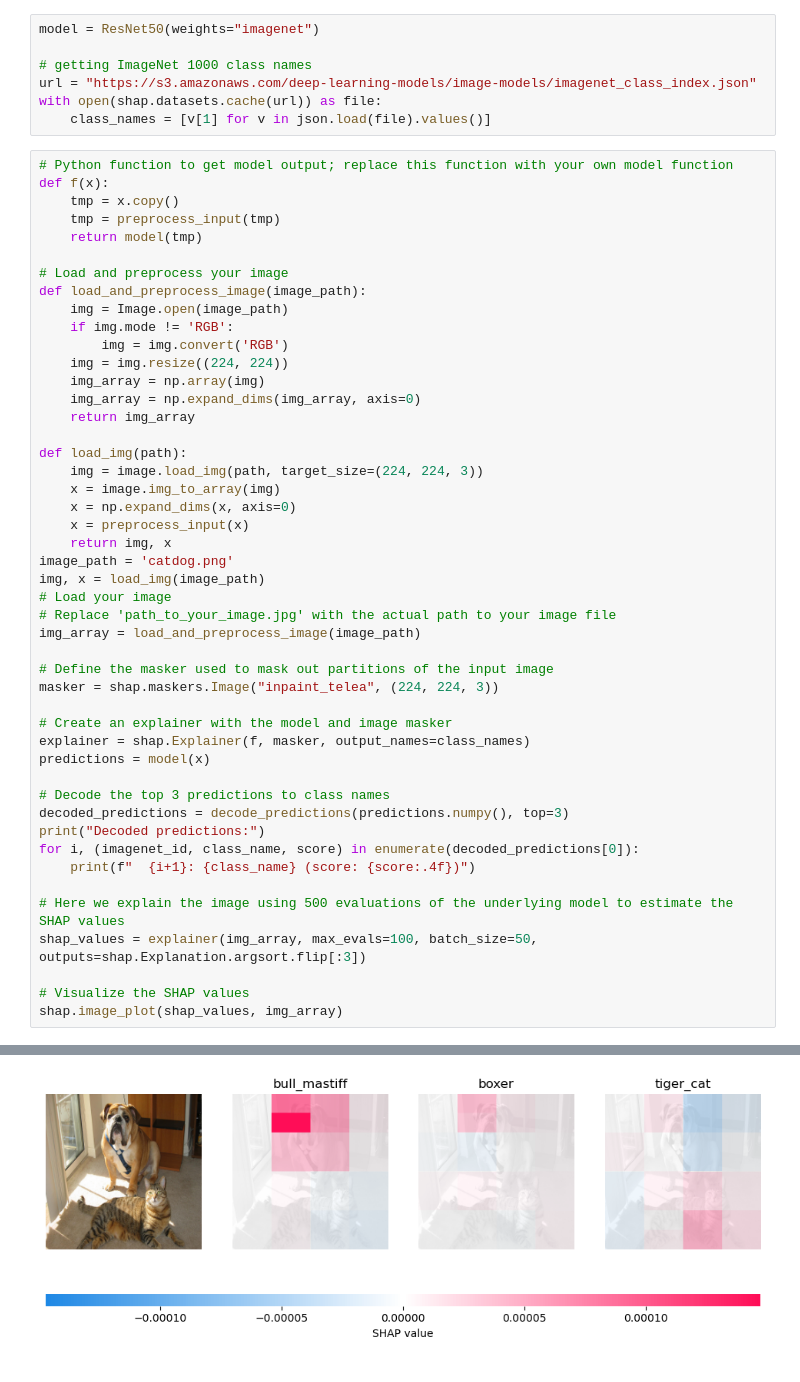
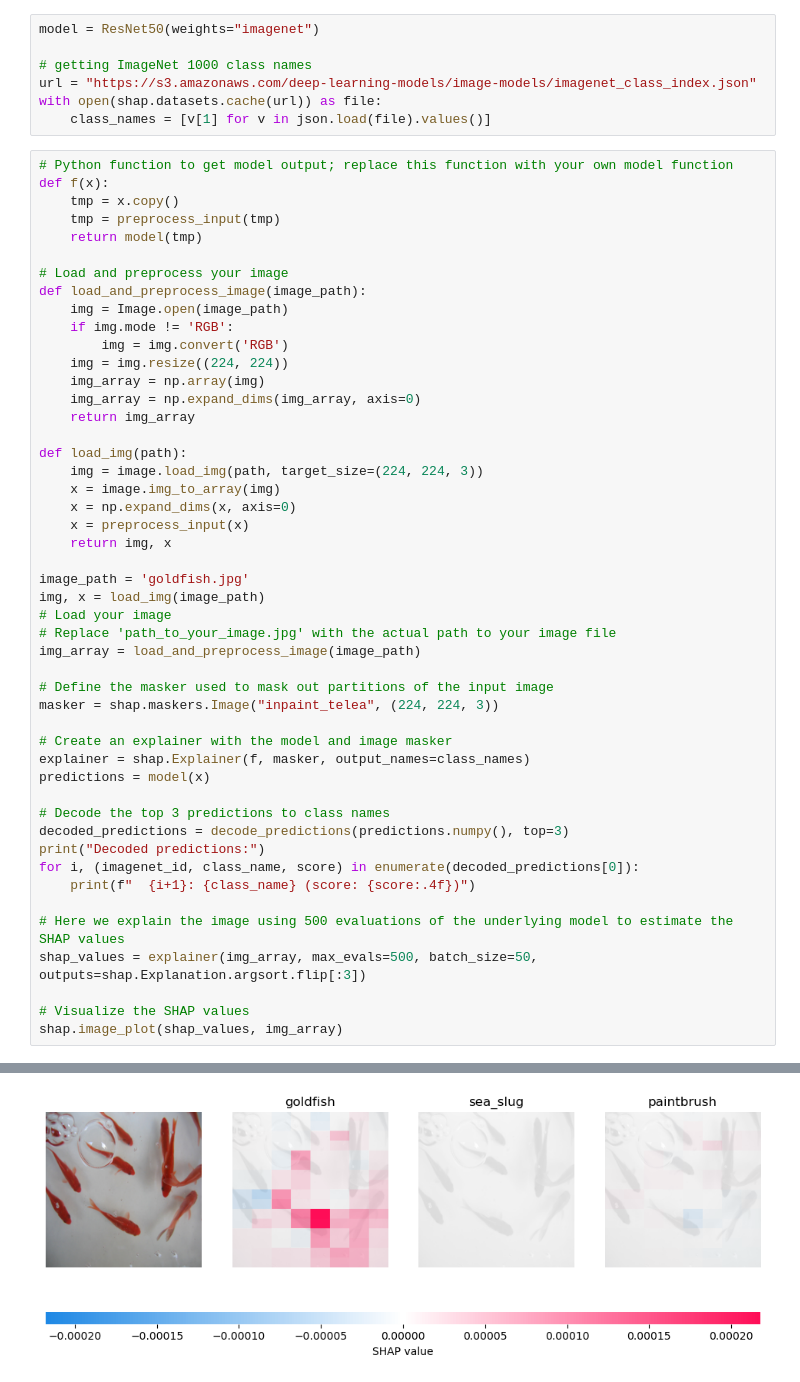
Before and after one commit to eaguaida/Causal-AI, a Jupyter notebook: shaptest.ipynb, the cells around one changed output, grey strips where cells are left out. Saved outputs shown, nothing was run; the diff lists cells and outputs as text.

```diff
--- a/shaptest.ipynb
+++ b/shaptest.ipynb
@@ -41,7 +41,8 @@ def load_img(path):
     x = np.expand_dims(x, axis=0)
     x = preprocess_input(x)
     return img, x
-image_path = 'catdog.png'
+
+image_path = 'goldfish.jpg'
 img, x = load_img(image_path)
 # Load your image
 # Replace 'path_to_your_image.jpg' with the actual path to your image file
@@ -61,7 +62,7 @@ for i, (imagenet_id, class_name, score) in enumerate(decoded_predictions[0]):
     print(f"  {i+1}: {class_name} (score: {score:.4f})")
 
 # Here we explain the image using 500 evaluations of the underlying model to estimate the SHAP values
-shap_values = explainer(img_array, max_evals=100, batch_size=50, outputs=shap.Explanation.argsort.flip[:3])
+shap_values = explainer(img_array, max_evals=500, batch_size=50, outputs=shap.Explanation.argsort.flip[:3])
 
 # Visualize the SHAP values
 shap.image_plot(shap_values, img_array)
@@ -73 +74 @@ Decoded predictions:
-[figure, old version]
+[figure, new version]
```
Also changed, not shown: parts of 1 cell of this notebook, 25 other files.
